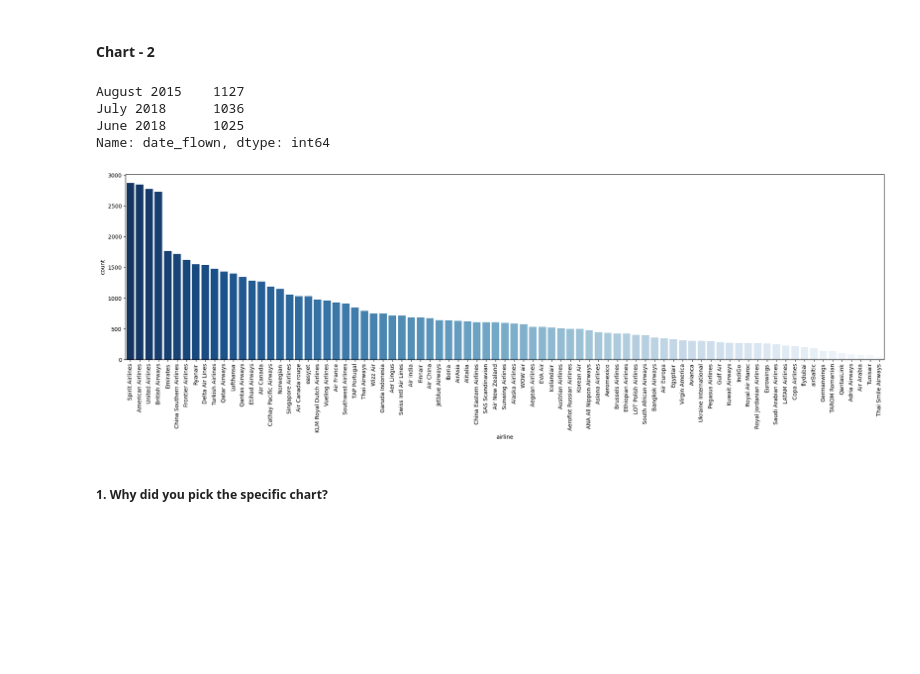
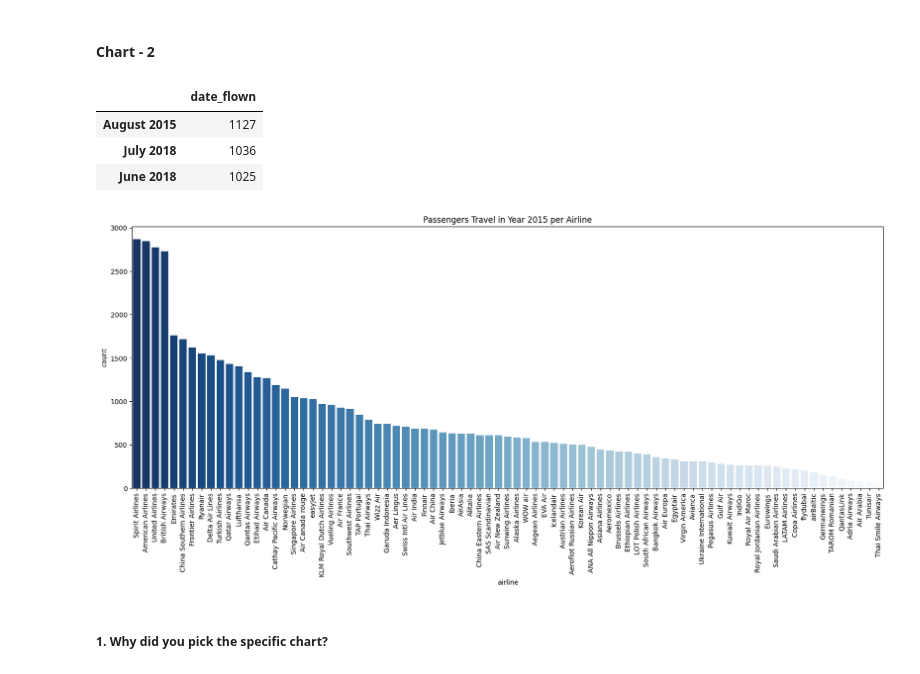
Before and after one commit to dacenish/Airline-Passenger-Referral-Prediction, a Jupyter notebook: Airline_Passenger_Referral_Prediction_ML_Capstone_Project.ipynb, the cells around one changed output. Saved outputs shown, nothing was run; the diff lists cells and outputs as text; code cells hidden in the pictures; blank space fills up the shorter version.

```diff
--- a/Airline_Passenger_Referral_Prediction_ML_Capstone_Project.ipynb
+++ b/Airline_Passenger_Referral_Prediction_ML_Capstone_Project.ipynb
@@ -394,25 +413,37 @@ Are there any insights that lead to negative growth? Justify with specific reaso
 This is one of the most pivotal information any airline can have in order to understand the favorable booking classes so targeted marketing strategies can be employed to boost the trailing classes.
 # %% [markdown]
 #### Chart - 2
-# %%
-df['date_flown'].value_counts().head(3)
-# %% [output]
-August 2015    1127
-July 2018      1036
-June 2018      1025
-Name: date_flown, dtype: int64
+# %%
+# Get the top 3 most frequent values in the 'date_flown' column and their respective counts
+date_flown_df = df['date_flown'].value_counts().head(3)
+
+# Create a DataFrame to display the top 3 most frequent dates and their counts
+pd.DataFrame(date_flown_df)
+# %% [output]
+|  | date_flown |
+| August 2015 | 1127 |
+| July 2018 | 1036 |
+| June 2018 | 1025 |
 # %%
-# Chart - 2 visualization code
+# Create a countplot to visualize airline counts for flights in August 2015
+plt.figure(figsize=(20, 7))
+sns.countplot(
+    data=df[df['date_flown'] == 'August 2015'],
+    x = df['airline'].sort_values(ascending = False),
+    order=df['airline'].value_counts().index,
+    palette='Blues_r'
+)
 
-plt.figure(figsize = (20,7))
-sns.countplot(data = df[df['date_flown'] == 'August 2015'],
-              x = df['airline'].sort_values(ascending = False),
-             order = df['airline'].value_counts().index,palette='Blues_r')
+# Rotate the x-axis labels for better readability
+plt.xticks(rotation=90)
 
-plt.xticks(rotation = 90)
+# Set a title for the plot
+plt.title('Passengers Travel in Year 2015 per Airline')
+
+# Show the plot
 plt.show()
 # %% [output]
-[figure, old version]
+[figure, new version]
 # %% [markdown]
 ##### 1. Why did you pick the specific chart?
 # %% [markdown]
```
Also changed, not shown: parts of 73 cells of this notebook.
